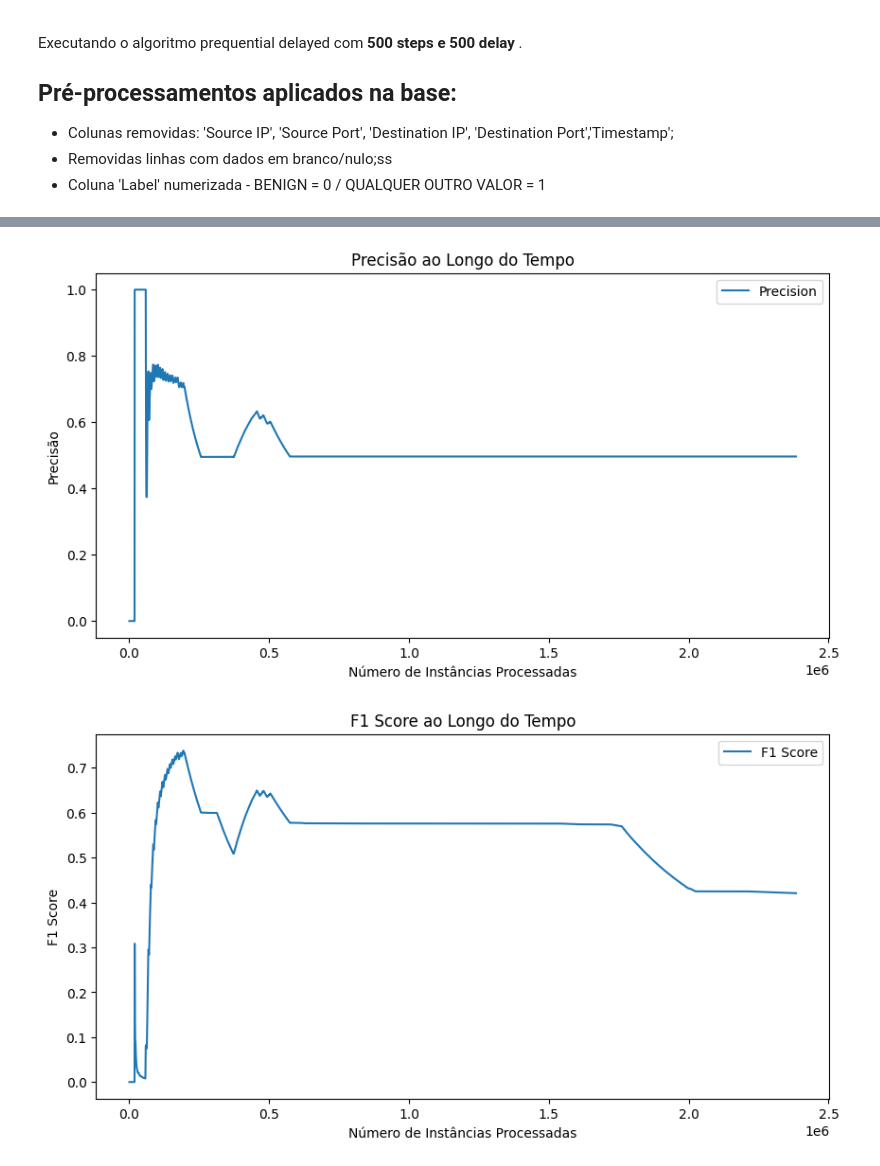
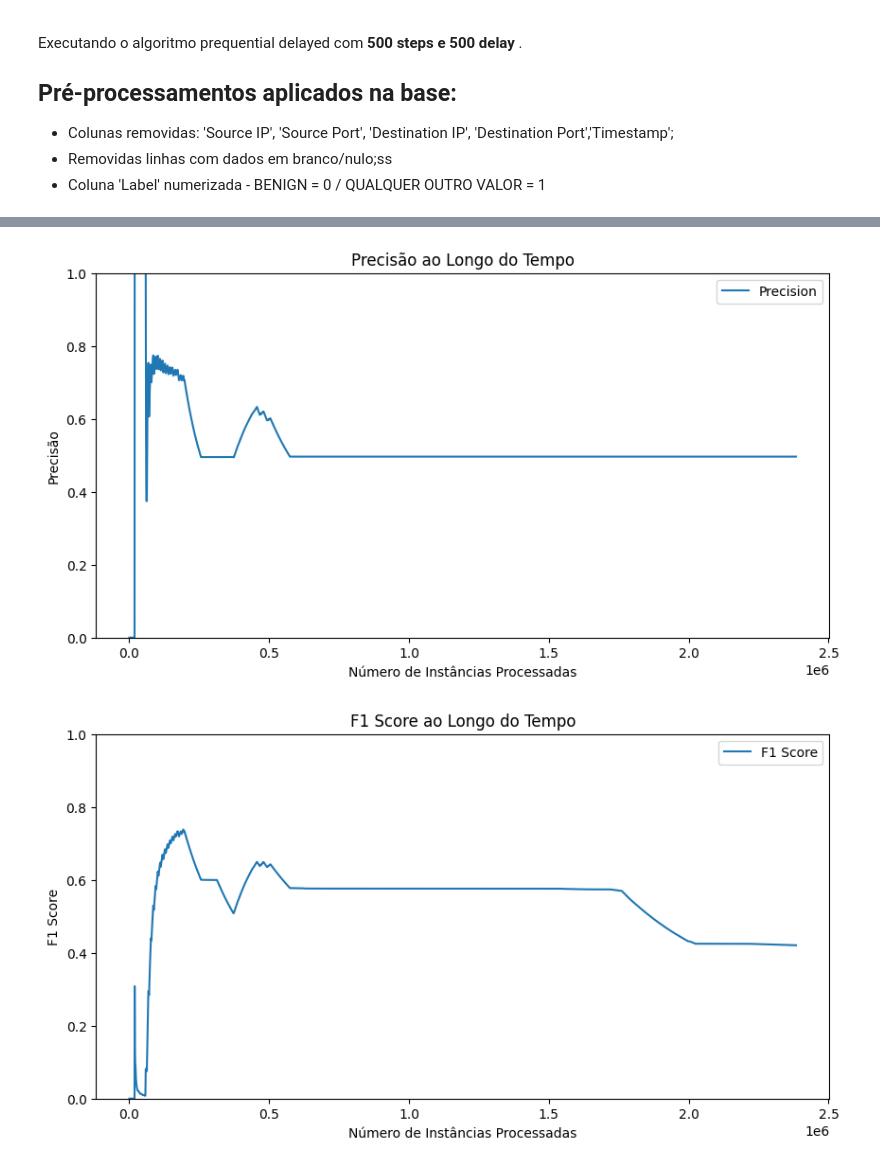
Before and after one commit to andreoalcantara/Experimentos, a Jupyter notebook: base(500).ipynb, the cells around one changed output, grey strips where cells are left out. Cells and saved outputs as stored; diff of their text form; code cells hidden in the pictures.

```diff
--- a/base(500).ipynb
+++ b/base(500).ipynb
@@ -124,18 +126,20 @@ plt.plot(metrics_df.index, metrics_df['precision'], label='Precision')
 plt.xlabel('Número de Instâncias Processadas')
 plt.ylabel('Precisão')
 plt.title('Precisão ao Longo do Tempo')
+plt.ylim(0, 1)
 plt.legend()
 plt.show()
 # %% [output]
-[figure, old version]
+[figure, new version]
 # %%
 # Plotar o F1 Score
 plt.figure(figsize=(10, 5))
 plt.plot(metrics_df.index, metrics_df['f1'], label='F1 Score')
 plt.xlabel('Número de Instâncias Processadas')
 plt.ylabel('F1 Score')
 plt.title('F1 Score ao Longo do Tempo')
+plt.ylim(0, 1)
 plt.legend()
 plt.show()
 # %% [output]
-[figure, old version]
+[figure, new version]
```
Also changed, not shown: parts of 2 cells of this notebook.
